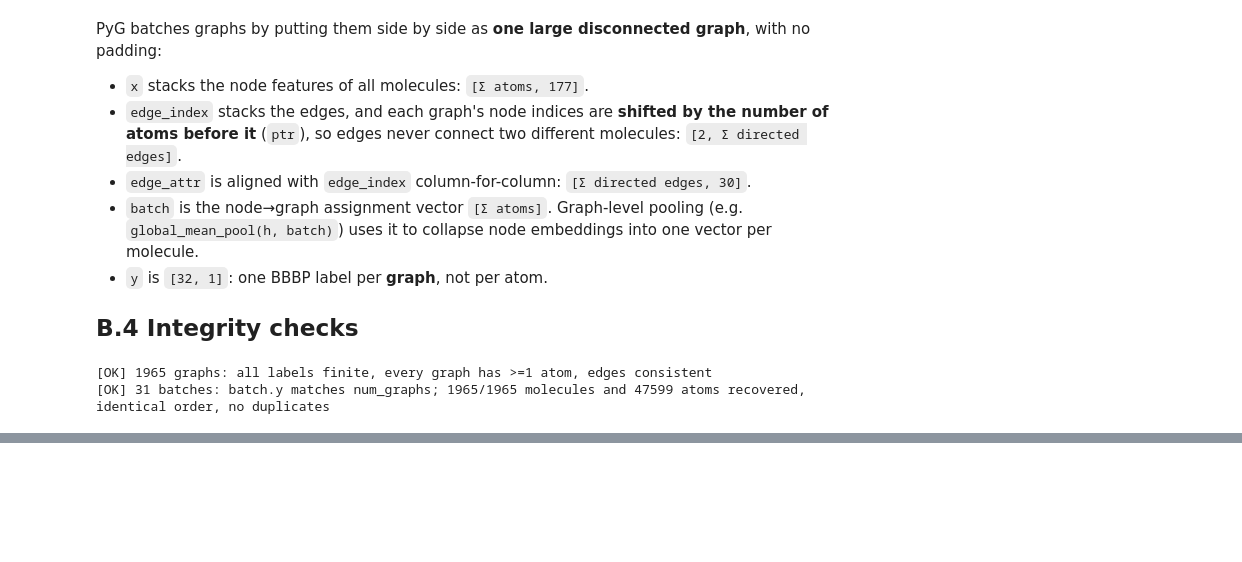
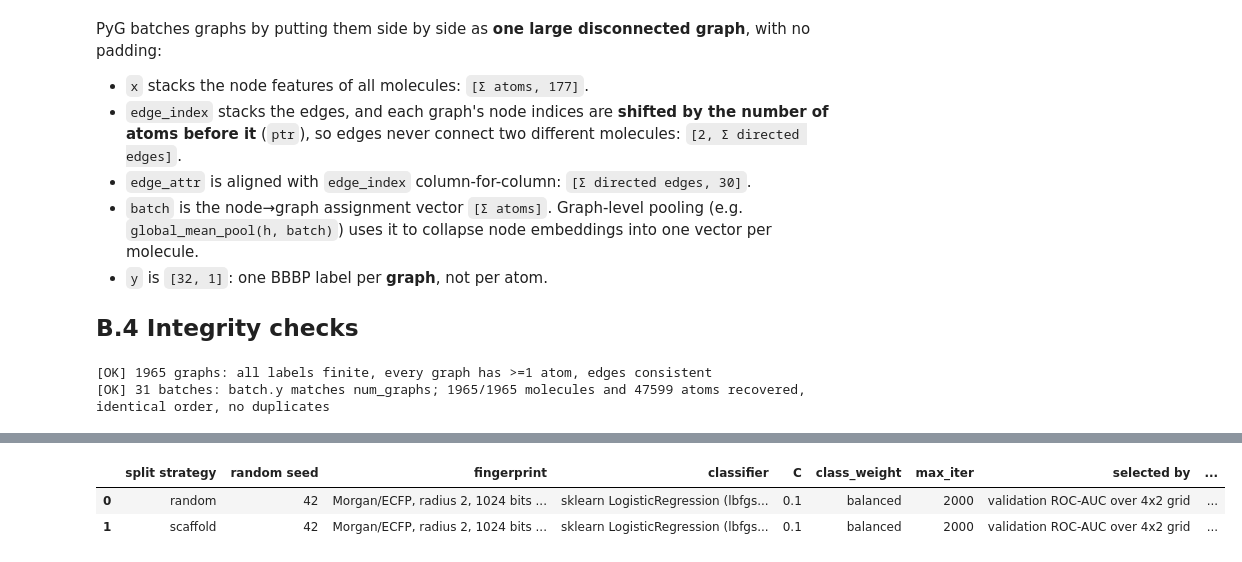
Before and after one commit to faizr206/Assignment3_MedicalImaging, a Jupyter notebook: Assignment3_Faiz.ipynb, the cells around one changed output, grey strips where cells are left out. Saved outputs shown, nothing was run; the diff lists cells and outputs as text; code cells hidden in the pictures; blank space fills up the shorter version.

Commit message:
part c and d

```diff
--- a/Assignment3_Faiz.ipynb
+++ b/Assignment3_Faiz.ipynb
@@ -675,0 +873,9 @@ assert len(clean_graphs) == len(clean_df)
+# %%
+for strat in ("random", "scaffold"):
+    tr, te   = splits[strat]["train"], splits[strat]["test"]
+    scaf_tr  = set(clean_df.loc[tr, "scaffold"])
+    scaf_te  = clean_df.loc[te, "scaffold"]
+    shared   = scaf_te.isin(scaf_tr)
+    print(f"{strat:9s} split: {len(set(scaf_te) & scaf_tr):4d} of {len(set(scaf_te)):4d} unique test scaffolds "
+          f"also occur in train; {shared.sum():4d} of {len(te):4d} test molecules "
+          f"({shared.mean():.1%}) share a scaffold with a training molecule")
@@ -675,0 +1019,16 @@ assert len(clean_graphs) == len(clean_df)
+# %%
+from sklearn.metrics import f1_score
+
+for strategy in ("random", "scaffold"):
+    sp, best = splits[strategy], baseline[strategy]
+    p_val = best["model"].predict_proba(X_fp[sp["val"]])[:, 1]
+    grid  = np.unique(p_val)                                    # every achievable cut on validation
+    f1s   = [f1_score(y_fp[sp["val"]], p_val >= t) for t in grid]
+    k     = int(np.argmax(f1s))                                 # first maximum -> lowest threshold
+    best["threshold"]     = float(grid[k])
+    best["val_f1_at_thr"] = float(f1s[k])
+    print(f"{strategy:9s} split: threshold = {best['threshold']:.3f}  (val F1 = {f1s[k]:.4f} vs "
+          f"{f1_score(y_fp[sp['val']], p_val >= 0.5):.4f} at the default 0.5)")
+
+print("\nFrozen baselines (C, class_weight, threshold):",
+      {k: (v["C"], v["class_weight"], round(v["threshold"], 3)) for k, v in baseline.items()})
@@ -675,0 +1045,22 @@ assert len(clean_graphs) == len(clean_df)
+# %%
+repro_rows = [{
+    "split strategy":   strategy,
+    "random seed":      SEED,
+    "fingerprint":      f"Morgan/ECFP, radius {FP_RADIUS}, {FP_BITS} bits (canonical SMILES)",
+    "classifier":       "sklearn LogisticRegression (lbfgs, L2)",
+    "C":                baseline[strategy]["C"],
+    "class_weight":     baseline[strategy]["class_weight"],
+    "max_iter":         2000,
+    "selected by":      "validation ROC-AUC over 4x2 grid",
+    "threshold":        f"{baseline[strategy]['threshold']:.3f} (max validation F1)",
+} for strategy in ("random", "scaffold")]
+display(pd.DataFrame(repro_rows))
+
+def frozen_baseline_predict(strategy):
+    """Score the frozen baseline on its untouched test subset. Called exactly once, in Part F."""
+    te = splits[strategy]["test"]
+    return y_fp[te], baseline[strategy]["model"].predict_proba(X_fp[te])[:, 1]
+# %% [output]
+|  | split strategy | random seed | fingerprint | classifier | C | class_weight | max_iter | selected by | ... |
+| 0 | random | 42 | Morgan/ECFP, radius 2, 1024 bits ... | sklearn LogisticRegression (lbfgs... | 0.1 | balanced | 2000 | validation ROC-AUC over 4x2 grid | ... |
+| 1 | scaffold | 42 | Morgan/ECFP, radius 2, 1024 bits ... | sklearn LogisticRegression (lbfgs... | 0.1 | balanced | 2000 | validation ROC-AUC over 4x2 grid | ... |
```
Also changed, not shown: parts of 18 cells of this notebook.
